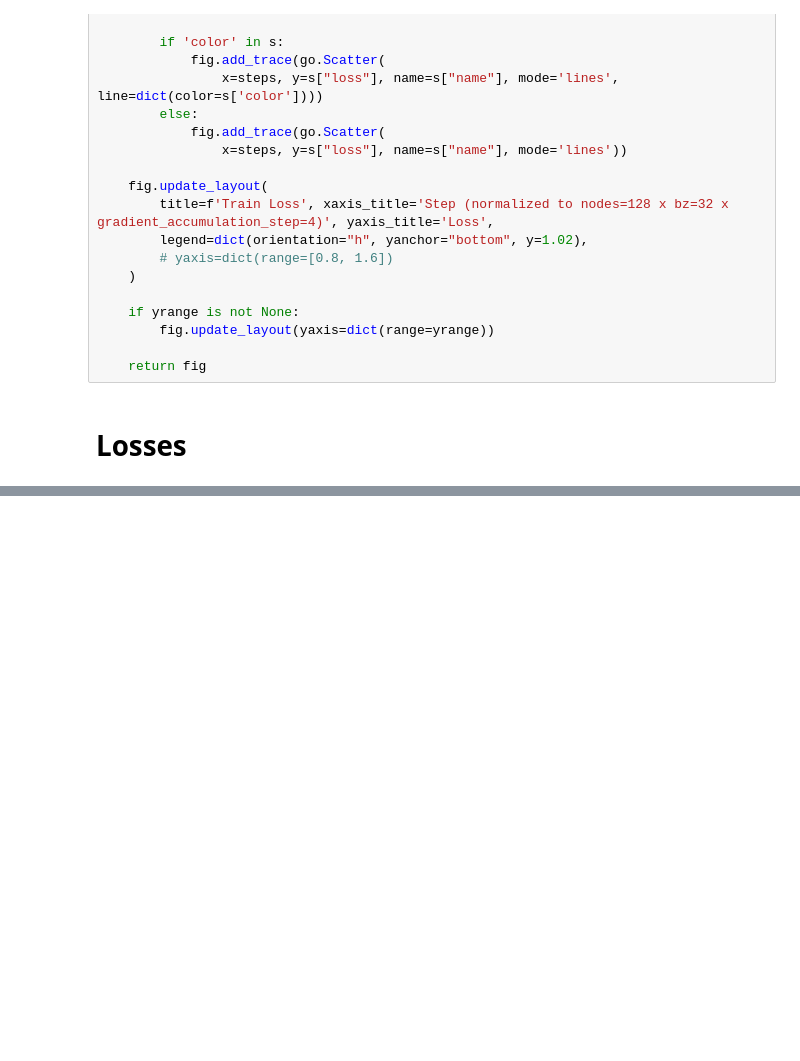
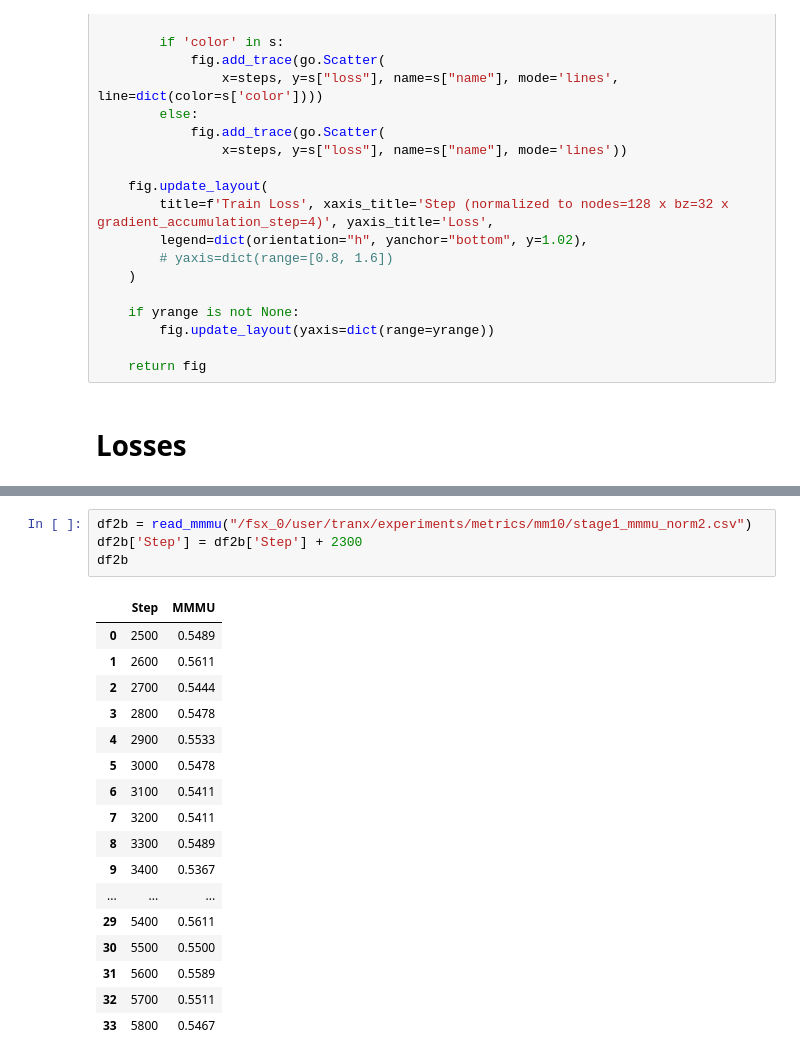
Before and after one commit to harrytranx/experiments, a Jupyter notebook: notebooks/metrics_mm10.ipynb, the cells around one changed output, grey strips where cells are left out. Cells and saved outputs as stored; diff of their text form; blank space fills up the shorter version.

```diff
--- a/notebooks/metrics_mm10.ipynb
+++ b/notebooks/metrics_mm10.ipynb
@@ -109,0 +160,22 @@ max_checkpoint: 3900
+# %%
+df2b = read_mmmu("/fsx_0/user/tranx/experiments/metrics/mm10/stage1_mmmu_norm2.csv")
+df2b['Step'] = df2b['Step'] + 2300
+df2b
+# %% [output]
+|  | Step | MMMU |
+| 0 | 2500 | 0.5489 |
+| 1 | 2600 | 0.5611 |
+| 2 | 2700 | 0.5444 |
+| 3 | 2800 | 0.5478 |
+| 4 | 2900 | 0.5533 |
+| 5 | 3000 | 0.5478 |
+| 6 | 3100 | 0.5411 |
+| 7 | 3200 | 0.5411 |
+| 8 | 3300 | 0.5489 |
+| 9 | 3400 | 0.5367 |
+| ... | ... | ... |
+| 29 | 5400 | 0.5611 |
+| 30 | 5500 | 0.5500 |
+| 31 | 5600 | 0.5589 |
+| 32 | 5700 | 0.5511 |
+| 33 | 5800 | 0.5467 |
```
Also changed, not shown: parts of 6 cells of this notebook, 7 other files.
